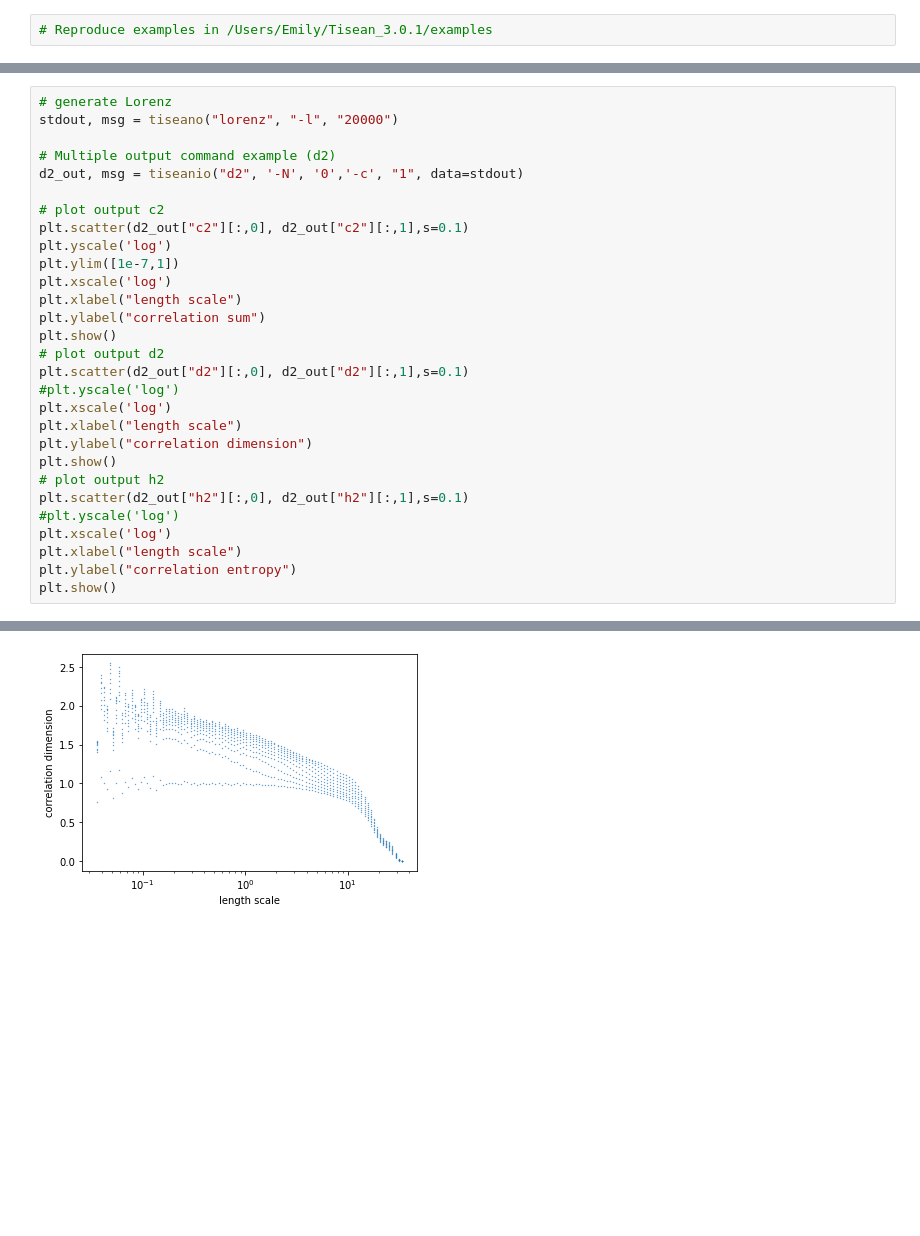
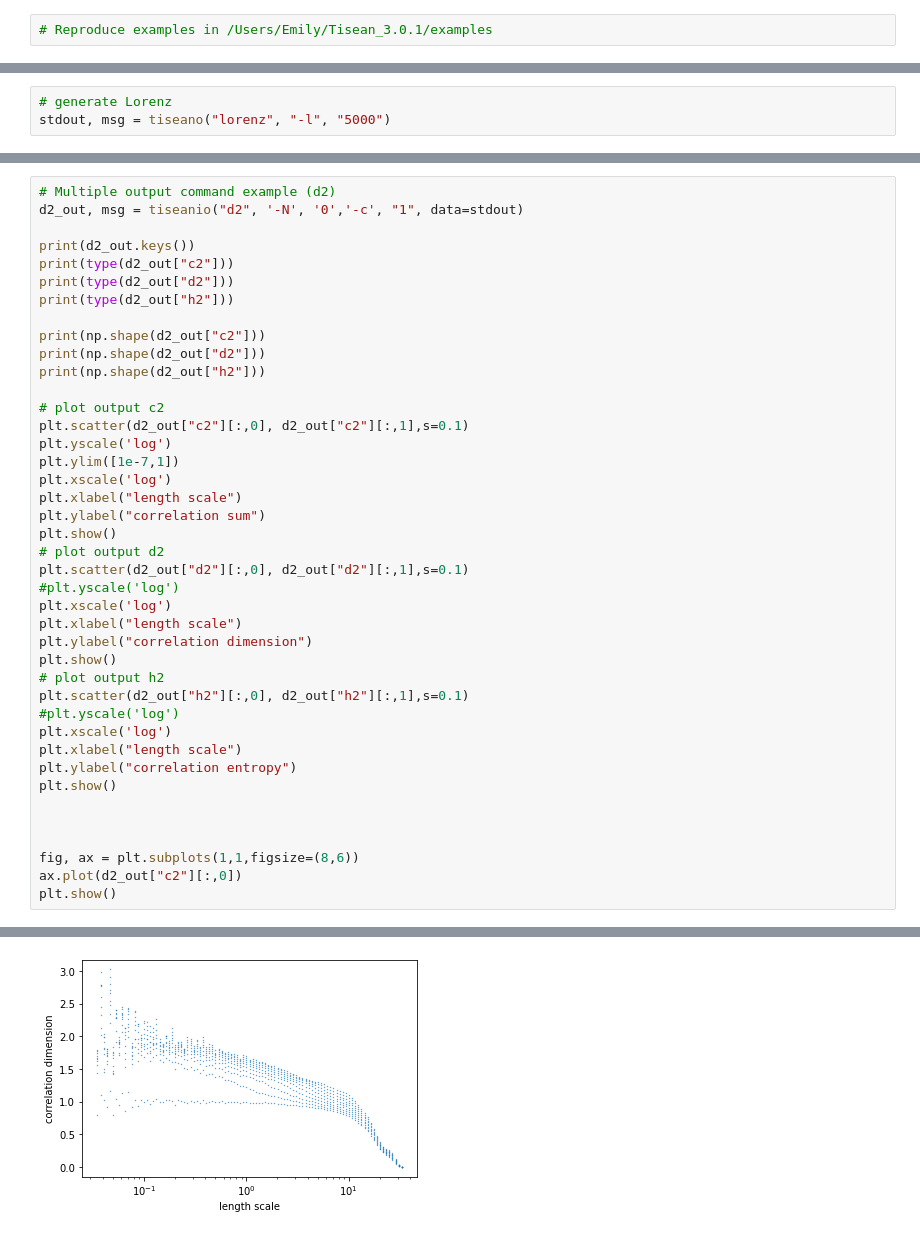
Before and after one commit to esandford/starspot_chaos, a Jupyter notebook: testTISEAN.ipynb, the cells around one changed output, grey strips where cells are left out. Cells and saved outputs as stored; diff of their text form; blank space fills up the shorter version.

Commit message:
notebook code to generate arrays in a self-consistent way and run tisean d2

```diff
--- a/testTISEAN.ipynb
+++ b/testTISEAN.ipynb
@@ -120,0 +121,3 @@ opened /private/tmp/pytisean_temp_2022-10-11-12-19-06_og22tv6v/outFile for outpu
+# %%
+# generate Lorenz
+stdout, msg = tiseano("lorenz", "-l", "5000")
@@ -121,9 +135,15 @@ opened /private/tmp/pytisean_temp_2022-10-11-12-19-06_og22tv6v/outFile for outpu
 # %%
-# generate Lorenz
-stdout, msg = tiseano("lorenz", "-l", "20000")
-
 # Multiple output command example (d2)
 d2_out, msg = tiseanio("d2", '-N', '0','-c', "1", data=stdout)
+
+print(d2_out.keys())
+print(type(d2_out["c2"]))
+print(type(d2_out["d2"]))
+print(type(d2_out["h2"]))
+
+print(np.shape(d2_out["c2"]))
+print(np.shape(d2_out["d2"]))
+print(np.shape(d2_out["h2"]))
 
 # plot output c2
 plt.scatter(d2_out["c2"][:,0], d2_out["c2"][:,1],s=0.1)
@@ -147,4 +167,10 @@ plt.xscale('log')
 plt.xlabel("length scale")
 plt.ylabel("correlation entropy")
 plt.show()
+
+
+
+fig, ax = plt.subplots(1,1,figsize=(8,6))
+ax.plot(d2_out["c2"][:,0])
+plt.show()
 # %% [output]
@@ -168,3 +194,3 @@ Use 20001 lines.
 [figure]
-[figure, old version]
+[figure, new version]
 [figure]
```
Also changed, not shown: parts of 6 cells of this notebook, 1 other file.
